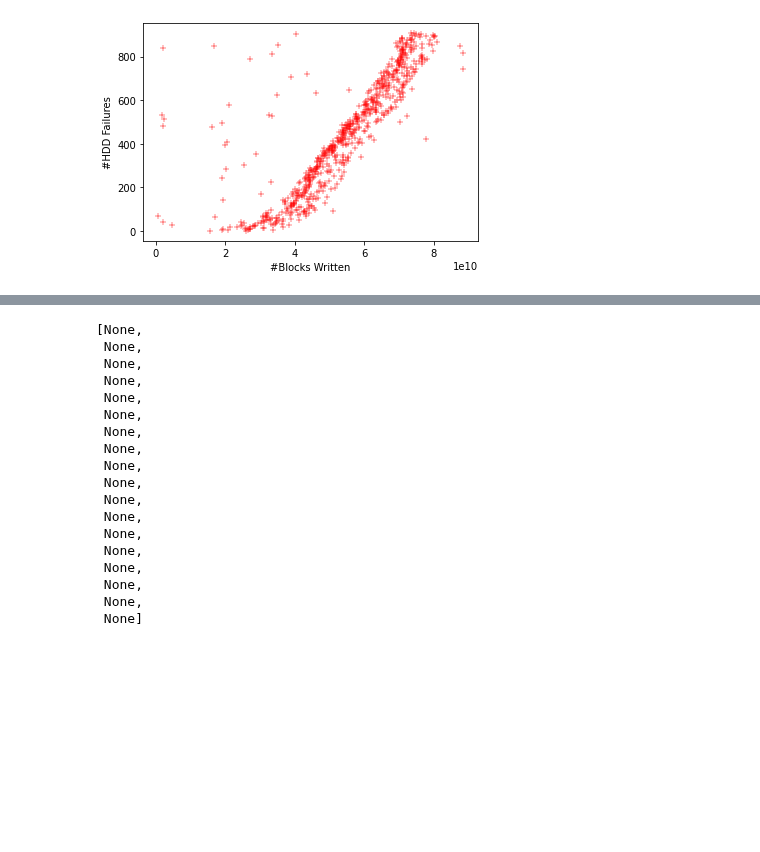
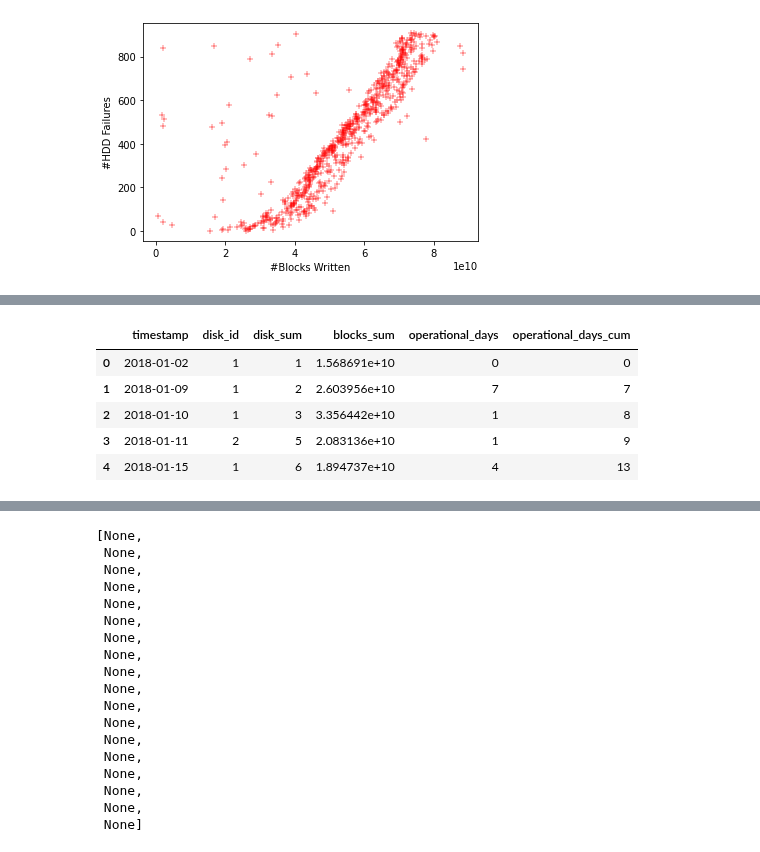
Before and after one commit to EricBorba/StorageFailurePredictor, a Jupyter notebook: WriteAnalModelHDD.ipynb, the cells around one changed output, grey strips where cells are left out. Cells and saved outputs as stored; diff of their text form; code cells hidden in the pictures; blank space fills up the shorter version.

```diff
--- a/WriteAnalModelHDD.ipynb
+++ b/WriteAnalModelHDD.ipynb
@@ -179,0 +216,9 @@ plt.savefig('img/HDDFailuresBlocksWrittenScatter' + model + '.pdf')
+# %%
+groupHDDFailures.head()
+# %% [output]
+|  | timestamp | disk_id | disk_sum | blocks_sum | operational_days | operational_days_cum |
+| 0 | 2018-01-02 | 1 | 1 | 1.568691e+10 | 0 | 0 |
+| 1 | 2018-01-09 | 1 | 2 | 2.603956e+10 | 7 | 7 |
+| 2 | 2018-01-10 | 1 | 3 | 3.356442e+10 | 1 | 8 |
+| 3 | 2018-01-11 | 2 | 5 | 2.083136e+10 | 1 | 9 |
+| 4 | 2018-01-15 | 1 | 6 | 1.894737e+10 | 4 | 13 |
```
Also changed, not shown: parts of 5 cells of this notebook.
